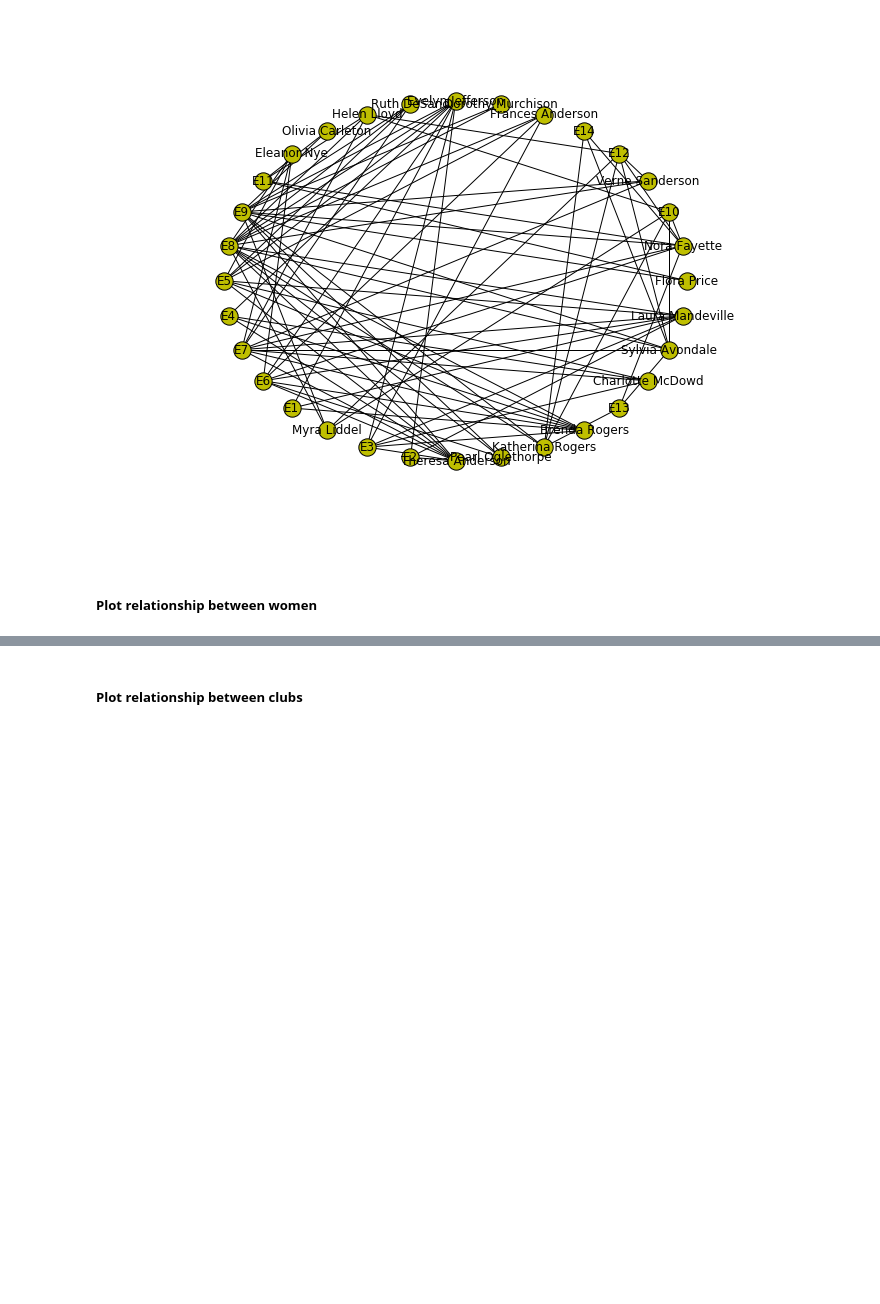
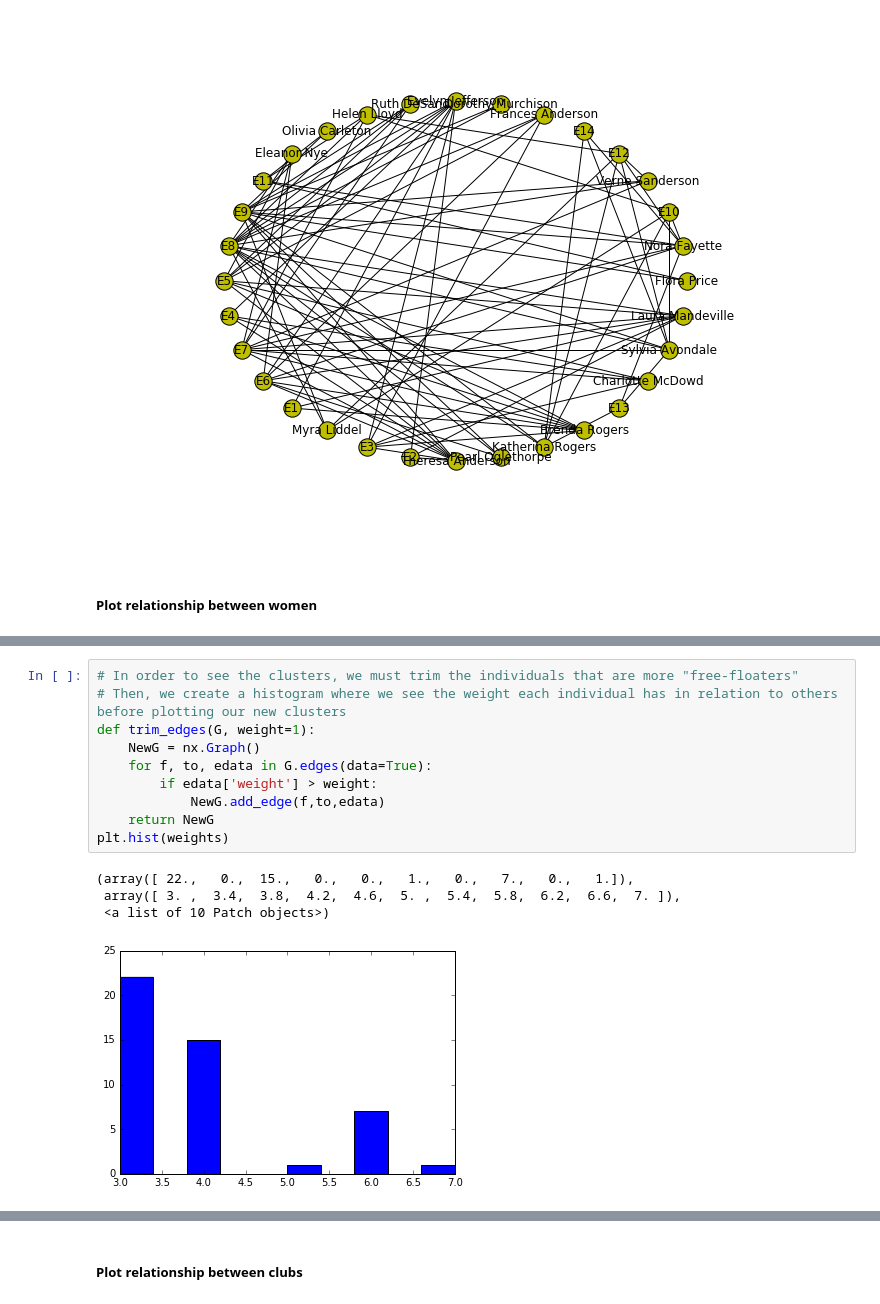
Before and after one commit to Galanopoulog/DATA620-Assignment-4, a Jupyter notebook: Week 3 - Assignment 4.ipynb, the cells around one changed output, grey strips where cells are left out. Drawn from its saved outputs; the diff is of its cells as text; blank space fills up the shorter version.

```diff
--- a/Week 3 - Assignment 4.ipynb
+++ b/Week 3 - Assignment 4.ipynb
@@ -101,0 +102,15 @@ womplot
+# %%
+# In order to see the clusters, we must trim the individuals that are more "free-floaters"
+# Then, we create a histogram where we see the weight each individual has in relation to others before plotting our new clusters
+def trim_edges(G, weight=1):
+    NewG = nx.Graph()
+    for f, to, edata in G.edges(data=True):
+        if edata['weight'] > weight:
+            NewG.add_edge(f,to,edata)
+    return NewG
+plt.hist(weights)
+# %% [output]
+(array([ 22.,   0.,  15.,   0.,   0.,   1.,   0.,   7.,   0.,   1.]),
+ array([ 3. ,  3.4,  3.8,  4.2,  4.6,  5. ,  5.4,  5.8,  6.2,  6.6,  7. ]),
+ <a list of 10 Patch objects>)
+[figure, added]
```
Also changed, not shown: parts of 2 cells of this notebook.
